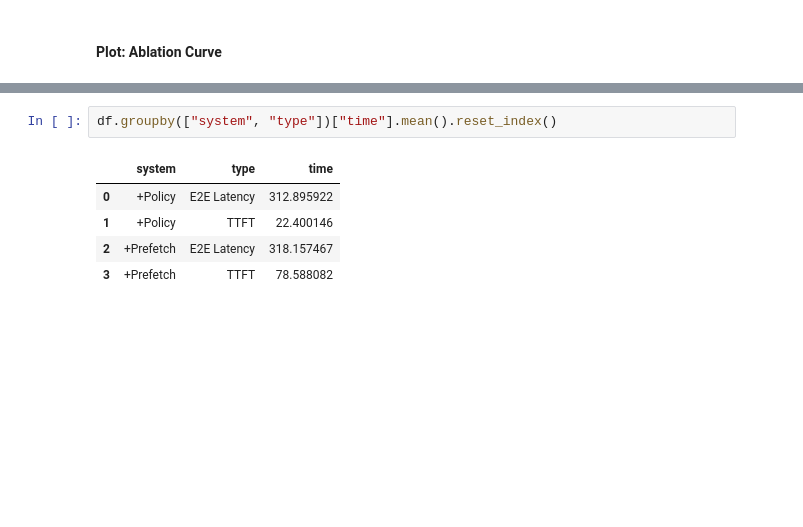
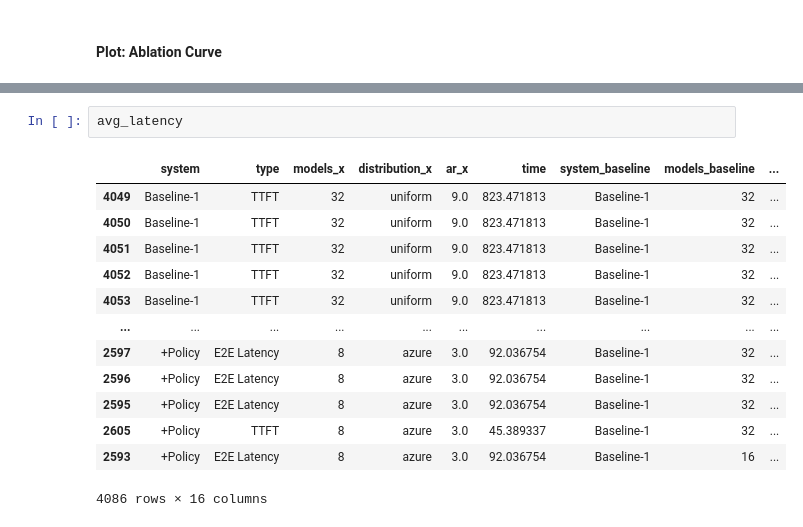
Before and after one commit to xiaozheyao/.deltaserve, a Jupyter notebook: plot/plot_paper.ipynb, the cells around one changed output, grey strips where cells are left out. Saved outputs shown, nothing was run; the diff lists cells and outputs as text; blank space fills up the shorter version.

```diff
--- a/plot/plot_paper.ipynb
+++ b/plot/plot_paper.ipynb
@@ -173,11 +295,19 @@ TypeError: agg function failed [how->mean,dtype->object]
-# %%
-df.groupby(["system", "type"])["time"].mean().reset_index()
-# %% [output]
-|  | system | type | time |
-| 0 | +Policy | E2E Latency | 312.895922 |
-| 1 | +Policy | TTFT | 22.400146 |
-| 2 | +Prefetch | E2E Latency | 318.157467 |
-| 3 | +Prefetch | TTFT | 78.588082 |
+# %%
+avg_latency
+# %% [output]
+|  | system | type | models_x | distribution_x | ar_x | time | system_baseline | models_baseline | ... |
+| 4049 | Baseline-1 | TTFT | 32 | uniform | 9.0 | 823.471813 | Baseline-1 | 32 | ... |
+| 4050 | Baseline-1 | TTFT | 32 | uniform | 9.0 | 823.471813 | Baseline-1 | 32 | ... |
+| 4051 | Baseline-1 | TTFT | 32 | uniform | 9.0 | 823.471813 | Baseline-1 | 32 | ... |
+| 4052 | Baseline-1 | TTFT | 32 | uniform | 9.0 | 823.471813 | Baseline-1 | 32 | ... |
+| 4053 | Baseline-1 | TTFT | 32 | uniform | 9.0 | 823.471813 | Baseline-1 | 32 | ... |
+| ... | ... | ... | ... | ... | ... | ... | ... | ... | ... |
+| 2597 | +Policy | E2E Latency | 8 | azure | 3.0 | 92.036754 | Baseline-1 | 32 | ... |
+| 2596 | +Policy | E2E Latency | 8 | azure | 3.0 | 92.036754 | Baseline-1 | 32 | ... |
+| 2595 | +Policy | E2E Latency | 8 | azure | 3.0 | 92.036754 | Baseline-1 | 32 | ... |
+| 2605 | +Policy | TTFT | 8 | azure | 3.0 | 45.389337 | Baseline-1 | 32 | ... |
+| 2593 | +Policy | E2E Latency | 8 | azure | 3.0 | 92.036754 | Baseline-1 | 16 | ... |
+4086 rows × 16 columns
 # %%
 df
 # %% [output]
```
Also changed, not shown: parts of 41 cells of this notebook, 3 other files.
